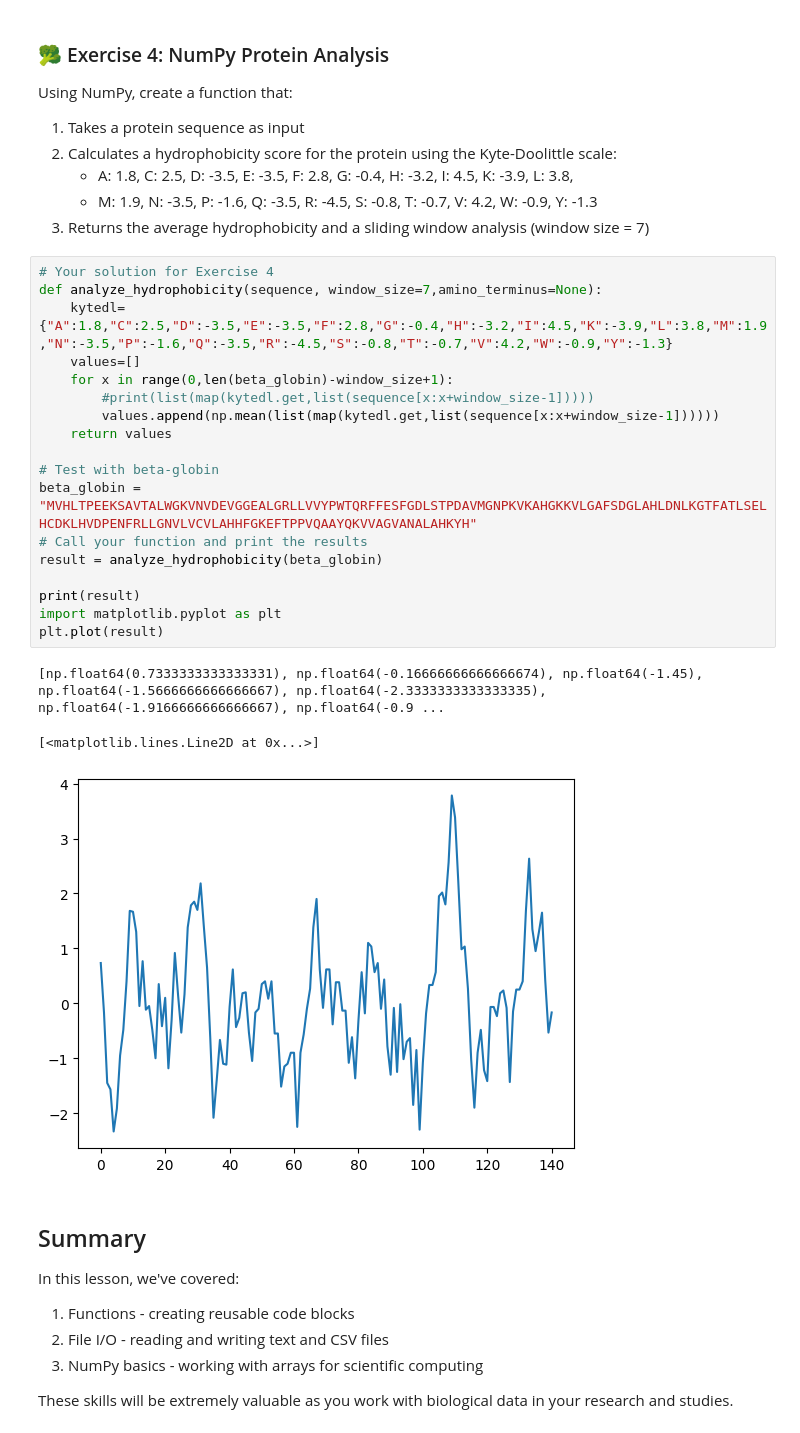
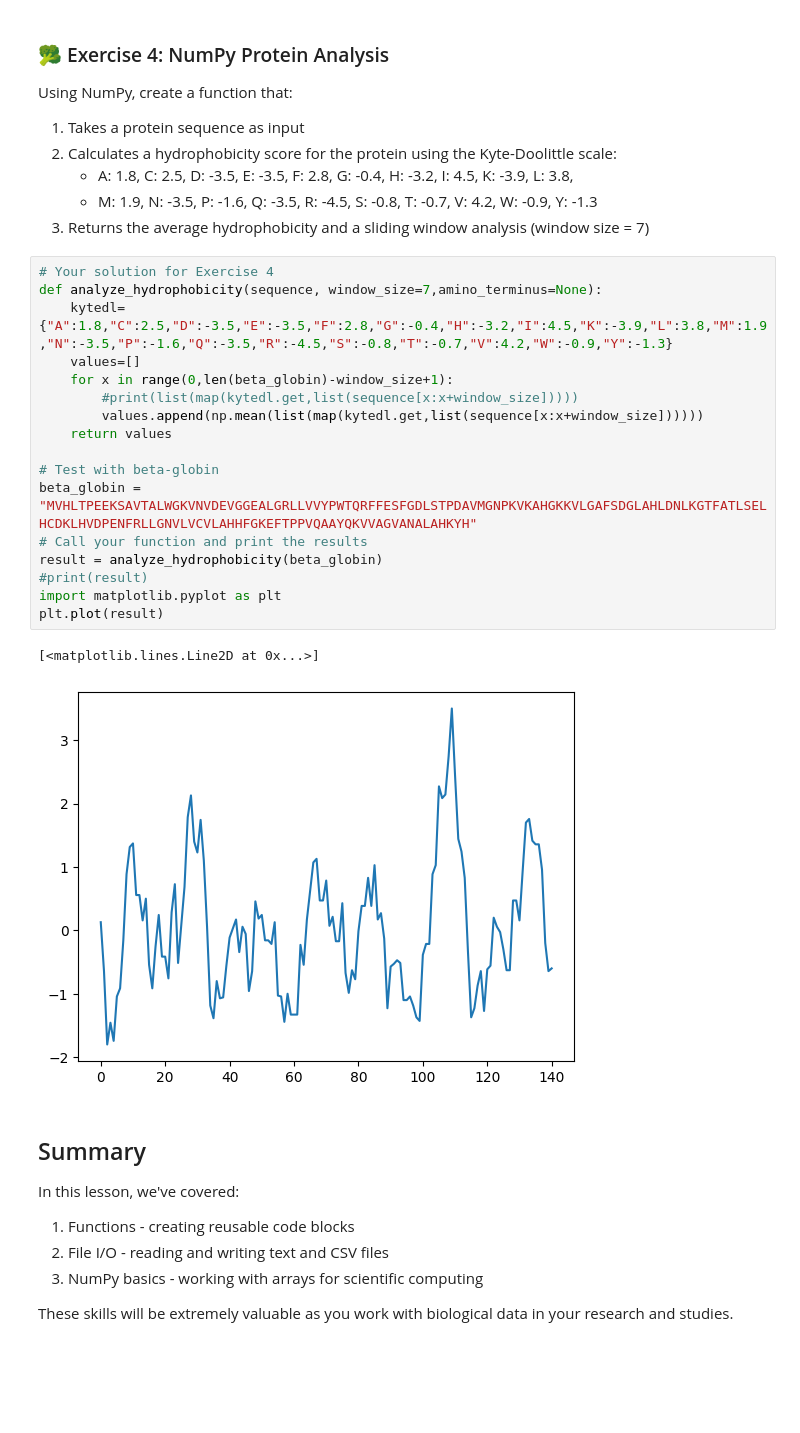
Before and after one commit to eRazor/CAS_DLS, a Jupyter notebook: 0_Tools/week4.ipynb, the cells around one changed output. Cells and saved outputs as stored; diff of their text form; blank space fills up the shorter version.

```diff
--- a/0_Tools/week4.ipynb
+++ b/0_Tools/week4.ipynb
@@ -578,25 +578,23 @@ Using NumPy, create a function that:
 # %%
 # Your solution for Exercise 4
 def analyze_hydrophobicity(sequence, window_size=7,amino_terminus=None):
     kytedl= {"A":1.8,"C":2.5,"D":-3.5,"E":-3.5,"F":2.8,"G":-0.4,"H":-3.2,"I":4.5,"K":-3.9,"L":3.8,"M":1.9,"N":-3.5,"P":-1.6,"Q":-3.5,"R":-4.5,"S":-0.8,"T":-0.7,"V":4.2,"W":-0.9,"Y":-1.3}
     values=[]
     for x in range(0,len(beta_globin)-window_size+1):
-        #print(list(map(kytedl.get,list(sequence[x:x+window_size-1]))))
-        values.append(np.mean(list(map(kytedl.get,list(sequence[x:x+window_size-1])))))
+        #print(list(map(kytedl.get,list(sequence[x:x+window_size]))))
+        values.append(np.mean(list(map(kytedl.get,list(sequence[x:x+window_size])))))
     return values
 
 # Test with beta-globin
 beta_globin = "MVHLTPEEKSAVTALWGKVNVDEVGGEALGRLLVVYPWTQRFFESFGDLSTPDAVMGNPKVKAHGKKVLGAFSDGLAHLDNLKGTFATLSELHCDKLHVDPENFRLLGNVLVCVLAHHFGKEFTPPVQAAYQKVVAGVANALAHKYH"
 # Call your function and print the results
 result = analyze_hydrophobicity(beta_globin)
-
-print(result)
+#print(result)
 import matplotlib.pyplot as plt
 plt.plot(result)
 # %% [output]
-[np.float64(0.7333333333333331), np.float64(-0.16666666666666674), np.float64(-1.45), np.float64(-1.5666666666666667), np.float64(-2.3333333333333335), np.float64(-1.9166666666666667), np.float64(-0.9 ...
+[<matplotlib.lines.Line2D at 0x...>]
-[<matplotlib.lines.Line2D at 0x...>]
-[figure, old version]
+[figure, new version]
 # %% [markdown]
 ## Summary
 
```
